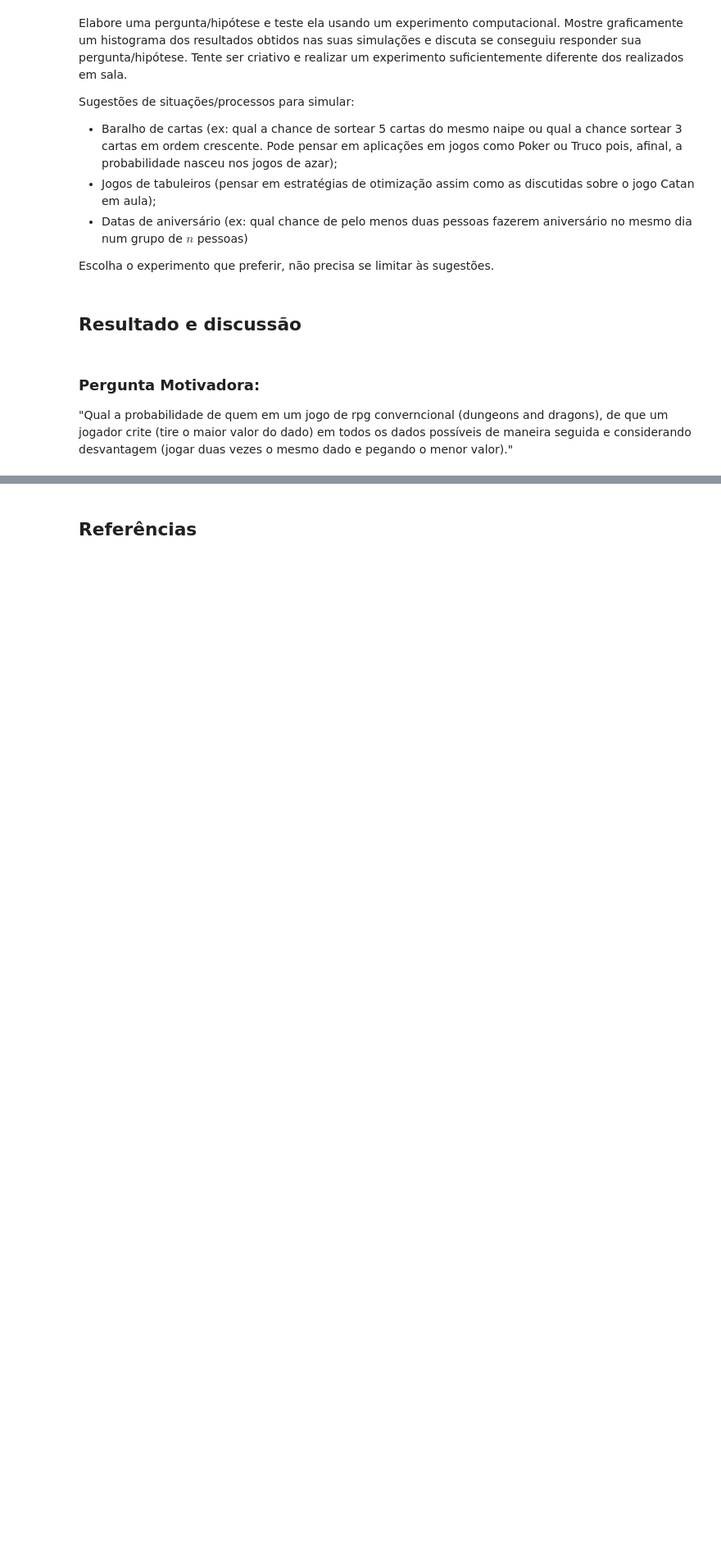
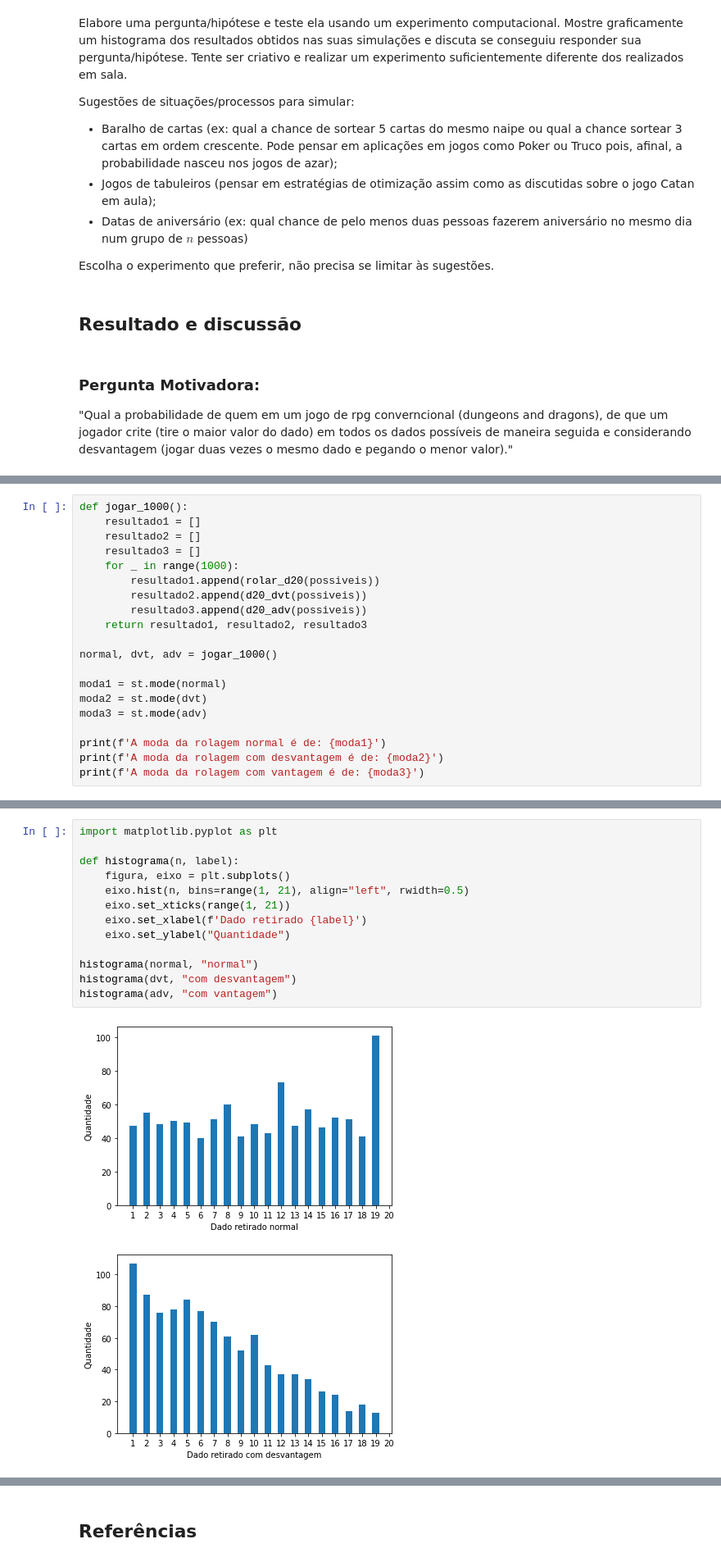
Before and after one commit to karla-easterlini/Sistema-Nao-Binario, a Jupyter notebook: Probabilidade e Estatística/Monstros/Monstro da Semana 03.ipynb, the cells around one changed output, grey strips where cells are left out. Shown at 82% size. Cells and saved outputs as stored; diff of their text form; blank space fills up the shorter version.

```diff
--- a/Probabilidade e Estatística/Monstros/Monstro da Semana 03.ipynb
+++ b/Probabilidade e Estatística/Monstros/Monstro da Semana 03.ipynb
@@ -20,0 +55,20 @@ Escolha o experimento que preferir, não precisa se limitar às sugestões.
+# %%
+def jogar_1000():
+    resultado1 = []
+    resultado2 = []
+    resultado3 = []
+    for _ in range(1000):
+        resultado1.append(rolar_d20(possiveis))
+        resultado2.append(d20_dvt(possiveis))
+        resultado3.append(d20_adv(possiveis))
+    return resultado1, resultado2, resultado3
+
+normal, dvt, adv = jogar_1000()
+
+moda1 = st.mode(normal)
+moda2 = st.mode(dvt)
+moda3 = st.mode(adv)
+
+print(f'A moda da rolagem normal é de: {moda1}')
+print(f'A moda da rolagem com desvantagem é de: {moda2}')
+print(f'A moda da rolagem com vantagem é de: {moda3}')
@@ -20,0 +79,16 @@ Escolha o experimento que preferir, não precisa se limitar às sugestões.
+# %%
+import matplotlib.pyplot as plt
+
+def histograma(n, label):
+    figura, eixo = plt.subplots()
+    eixo.hist(n, bins=range(1, 21), align="left", rwidth=0.5)
+    eixo.set_xticks(range(1, 21))
+    eixo.set_xlabel(f'Dado retirado {label}')
+    eixo.set_ylabel("Quantidade")
+
+histograma(normal, "normal")
+histograma(dvt, "com desvantagem")
+histograma(adv, "com vantagem")
+# %% [output]
+[figure, added]
+[figure, added]
```
Also changed, not shown: parts of 11 cells of this notebook, 1 other file.
